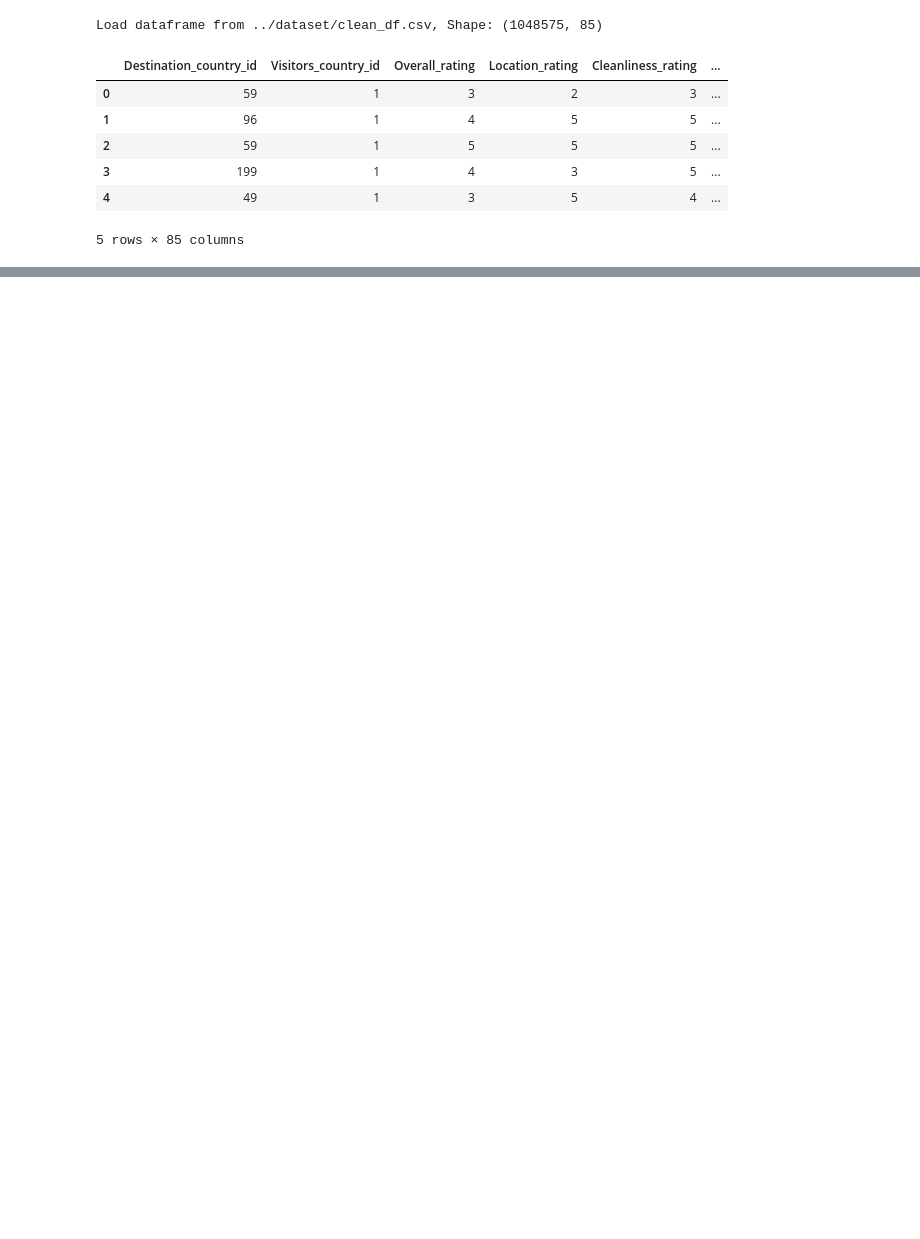
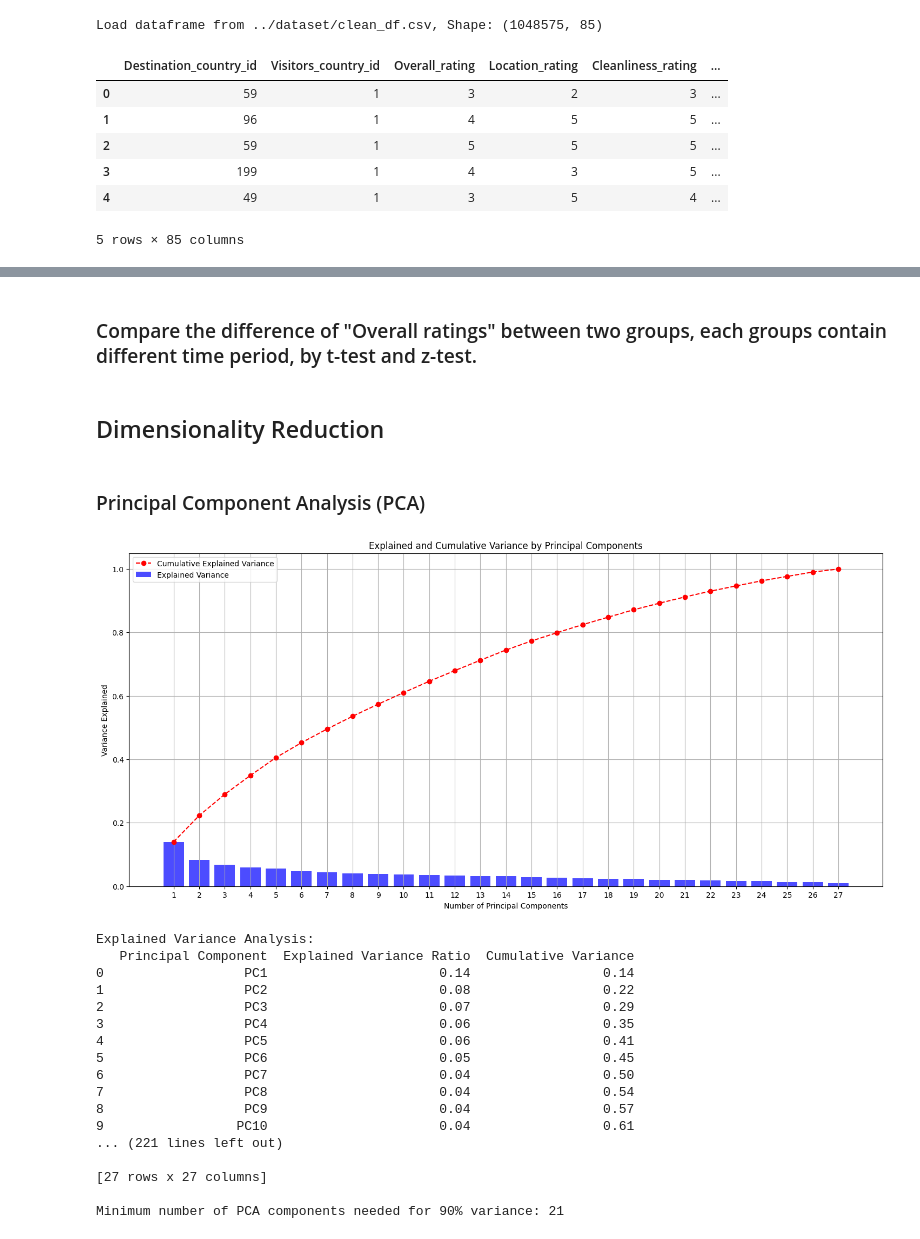
Before and after one commit to yceugene/DA_Proj_G7, a Jupyter notebook: src/team7_final_presentation.ipynb, the cells around one changed output, grey strips where cells are left out. Drawn from its saved outputs; the diff is of its cells as text; code cells hidden in the pictures; blank space fills up the shorter version.

```diff
--- a/src/team7_final_presentation.ipynb
+++ b/src/team7_final_presentation.ipynb
@@ -56,0 +108,2 @@ clean_df.to_csv("../dataset/clean_df_ver2.csv", index=False)
+# %% [markdown]
+### Compare the difference of "Overall ratings" between two groups, each groups contain different time period, by t-test and z-test.
@@ -56,0 +113,4 @@ clean_df.to_csv("../dataset/clean_df_ver2.csv", index=False)
+# %% [markdown]
+## Dimensionality Reduction
+# %% [markdown]
+### Principal Component Analysis (PCA)
@@ -56,0 +166,22 @@ clean_df.to_csv("../dataset/clean_df_ver2.csv", index=False)
+# %%
+num_pcs = perform_pca_analysis(highc_filtered_df)
+print(f"\nMinimum number of PCA components needed for 90% variance: {num_pcs}")
+# %% [output]
+[figure, added]
+Explained Variance Analysis:
+   Principal Component  Explained Variance Ratio  Cumulative Variance
+0                  PC1                      0.14                 0.14
+1                  PC2                      0.08                 0.22
+2                  PC3                      0.07                 0.29
+3                  PC4                      0.06                 0.35
+4                  PC5                      0.06                 0.41
+5                  PC6                      0.05                 0.45
+6                  PC7                      0.04                 0.50
+7                  PC8                      0.04                 0.54
+8                  PC9                      0.04                 0.57
+9                 PC10                      0.04                 0.61
+... (221 lines left out)
+
+[27 rows x 27 columns]
+
+Minimum number of PCA components needed for 90% variance: 21
```
Also changed, not shown: parts of 107 cells of this notebook.
